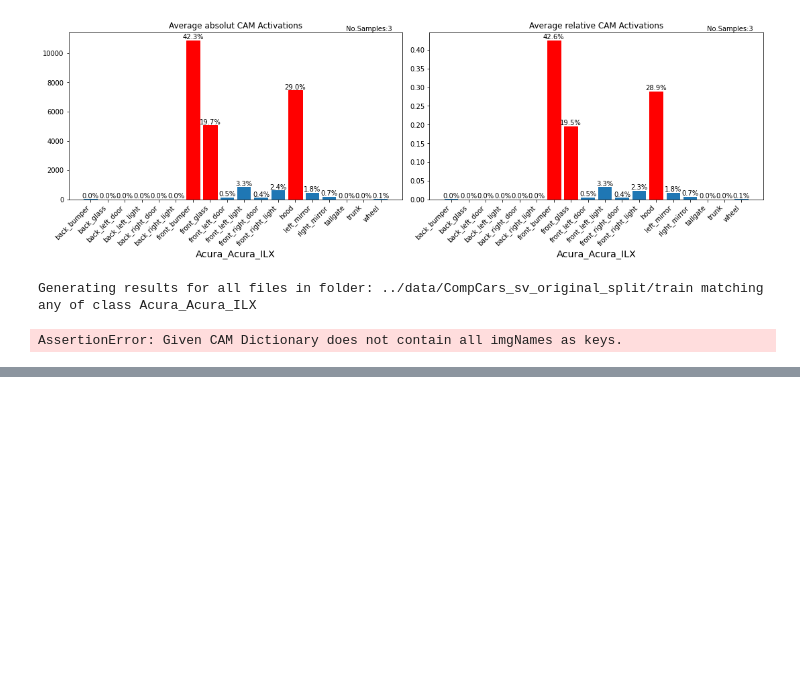
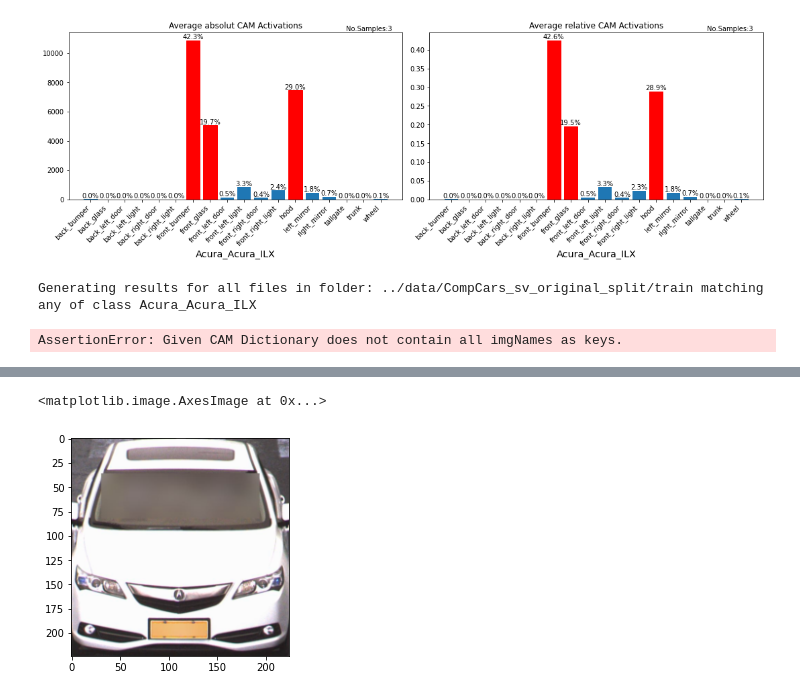
Before and after one commit to L1nusB/XAI-Vehicle-Classification, a Jupyter notebook: notebooks/SegmentationWork.ipynb, the cells around one changed output, grey strips where cells are left out. Cells and saved outputs as stored; diff of their text form; code cells hidden in the pictures; blank space fills up the shorter version.

```diff
--- a/notebooks/SegmentationWork.ipynb
+++ b/notebooks/SegmentationWork.ipynb
@@ -277,0 +170,5 @@ b.files
+# %%
+plt.imshow(next(iter(loader))[1])
+# %% [output]
+<matplotlib.image.AxesImage at 0x...>
+[figure, added]
```
Also changed, not shown: parts of 19 cells of this notebook, 3 other files.
